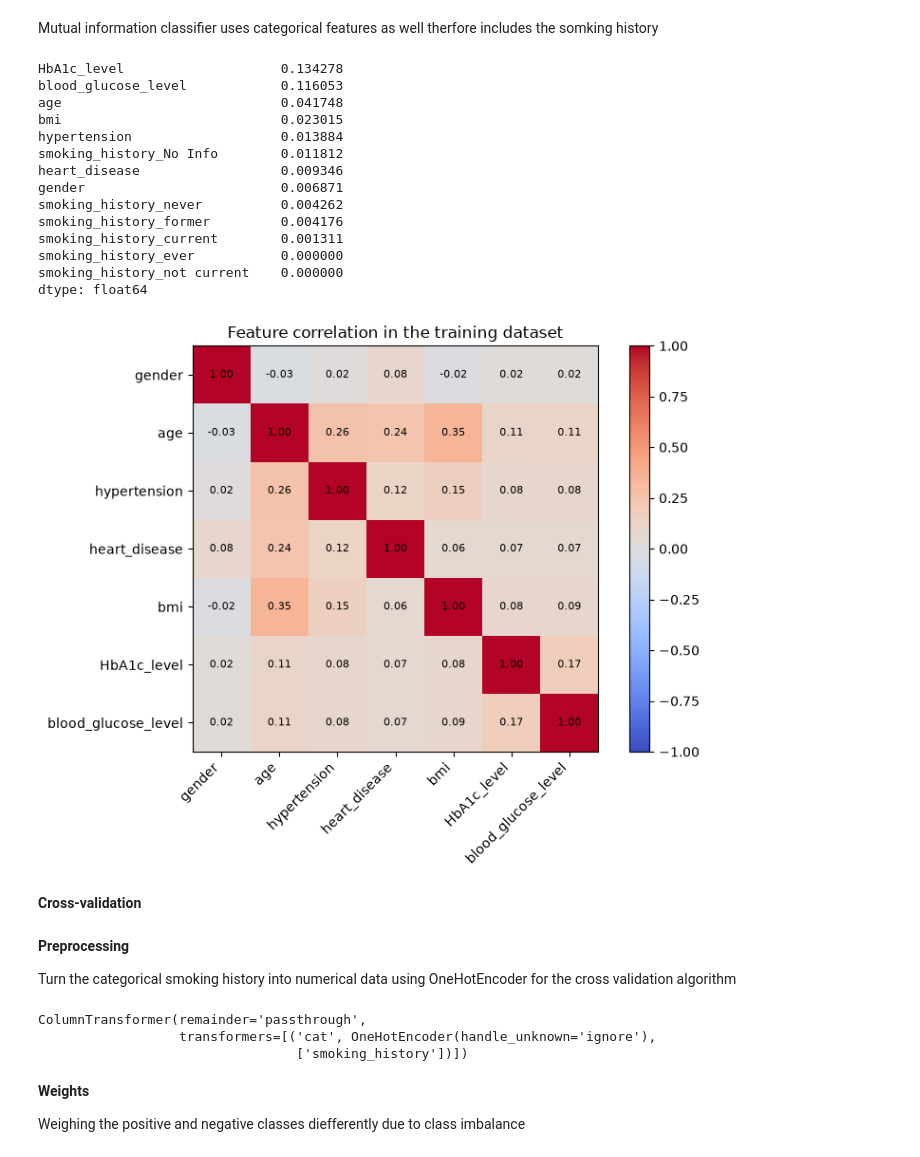
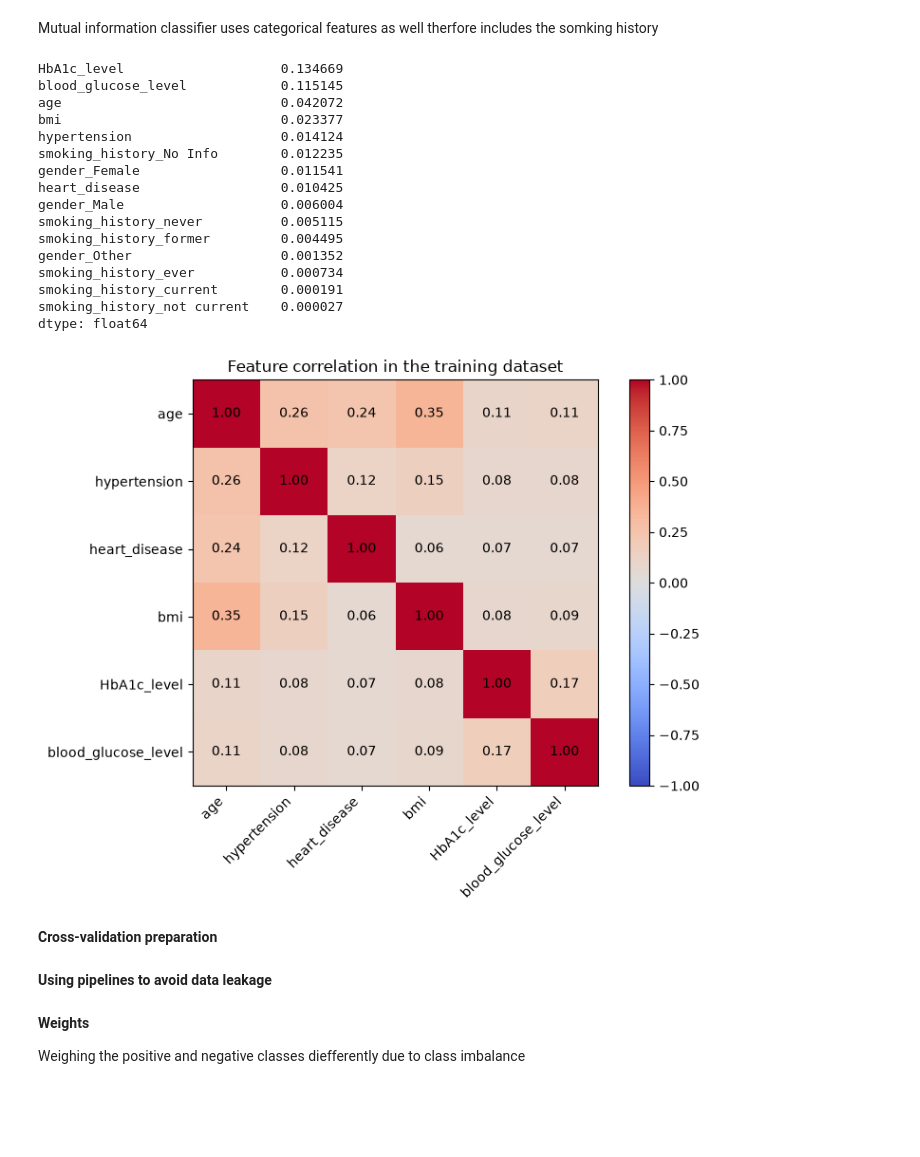
Before and after one commit to DomonkosKenesi/Diabetes_Prediction, a Jupyter notebook: main.ipynb, the cells around one changed output. Saved outputs shown, nothing was run; the diff lists cells and outputs as text; code cells hidden in the pictures; blank space fills up the shorter version.

```diff
--- a/main.ipynb
+++ b/main.ipynb
@@ -78,9 +75,0 @@ value_types
-# %%
-#Females = 0 , Male = 1, Other = 2
-mapping = {"Female": 0, "Male": 1, "Other": 2}
-df["gender"] = df["gender"].map(mapping)
-
-
-
-
-df.head()
@@ -217,40 +205,44 @@ Mutual information classifier uses categorical features as well therfore include
 # %%
 from sklearn.feature_selection import mutual_info_classif
 
-X_enc = pd.get_dummies(X_train, columns=["smoking_history"])
-mi = pd.Series(mutual_info_classif(X_enc, y_train, random_state=42), index=X_enc.columns)
-mi.sort_values(ascending=False)
+X_enc = pd.get_dummies(X_train, columns = ["smoking_history", "gender"])
+mi = pd.Series(mutual_info_classif(X_enc, y_train, random_state = random_state), index = X_enc.columns)
+mi.sort_values(ascending = False)
 # %% [output]
-HbA1c_level                    0.134278
-blood_glucose_level            0.116053
-age                            0.041748
-bmi                            0.023015
-hypertension                   0.013884
-smoking_history_No Info        0.011812
-heart_disease                  0.009346
-gender                         0.006871
-smoking_history_never          0.004262
-smoking_history_former         0.004176
-smoking_history_current        0.001311
-smoking_history_ever           0.000000
-smoking_history_not current    0.000000
+HbA1c_level                    0.134669
+blood_glucose_level            0.115145
+age                            0.042072
+bmi                            0.023377
+hypertension                   0.014124
+smoking_history_No Info        0.012235
+gender_Female                  0.011541
+heart_disease                  0.010425
+gender_Male                    0.006004
+smoking_history_never          0.005115
+smoking_history_former         0.004495
+gender_Other                   0.001352
+smoking_history_ever           0.000734
+smoking_history_current        0.000191
+smoking_history_not current    0.000027
 dtype: float64
 # %%
 import matplotlib.pyplot as plt
 
 corr = X_train.select_dtypes("number").corr()
-plt.figure(figsize=(8, 6))
-plt.imshow(corr, cmap="coolwarm", vmin=-1, vmax=1)
-plt.xticks(range(len(corr)), corr.columns, rotation=45, ha="right")
+plt.figure(figsize = (8, 6))
+plt.imshow(corr, cmap = "coolwarm", vmin = -1, vmax = 1)
+plt.xticks(range(len(corr)), corr.columns, rotation = 45, ha = "right")
 plt.yticks(range(len(corr)), corr.columns)
 for i in range(len(corr)):
     for j in range(len(corr)):
-        plt.text(j, i, f"{corr.iloc[i, j]:.2f}", ha="center", va="center", fontsize=8)
+        plt.text(j, i, f"{corr.iloc[i, j]:.2f}", ha = "center", va = "center")
 plt.colorbar(); plt.title("Feature correlation in the training dataset"); plt.tight_layout()
 # %% [output]
-[figure, old version]
+[figure, new version]
 # %% [markdown]
-**Cross-validation**
+**Cross-validation preparation**
+# %% [markdown]
+**Using pipelines to avoid data leakage**
 # %%
 from sklearn.model_selection import StratifiedKFold, cross_validate
 from sklearn.pipeline import Pipeline
@@ -259,18 +249,4 @@ from sklearn.preprocessing import OneHotEncoder
 from xgboost import XGBClassifier
-# %% [markdown]
-**Preprocessing**
-
-Turn the categorical smoking history into numerical data using OneHotEncoder for the cross validation algorithm
-# %%
-category_column = ["smoking_history"]
-
-preprocessing = ColumnTransformer([("cat", OneHotEncoder(handle_unknown="ignore"), category_column)], remainder = "passthrough")
-
-preprocessing
-# %% [output]
-ColumnTransformer(remainder='passthrough',
-                  transformers=[('cat', OneHotEncoder(handle_unknown='ignore'),
-                                 ['smoking_history'])])
 # %% [markdown]
 **Weights**
 
```
Also changed, not shown: parts of 21 cells of this notebook.
